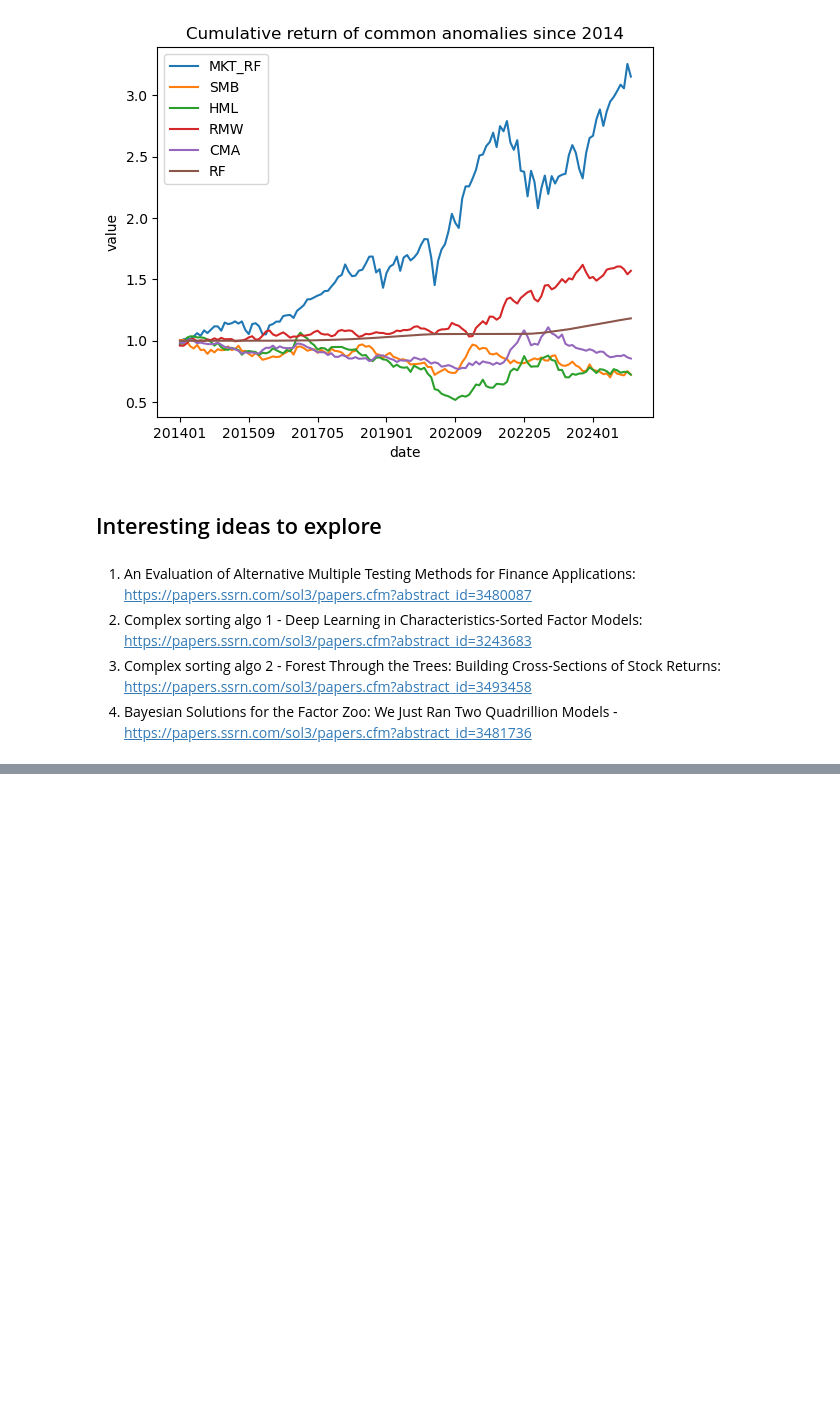
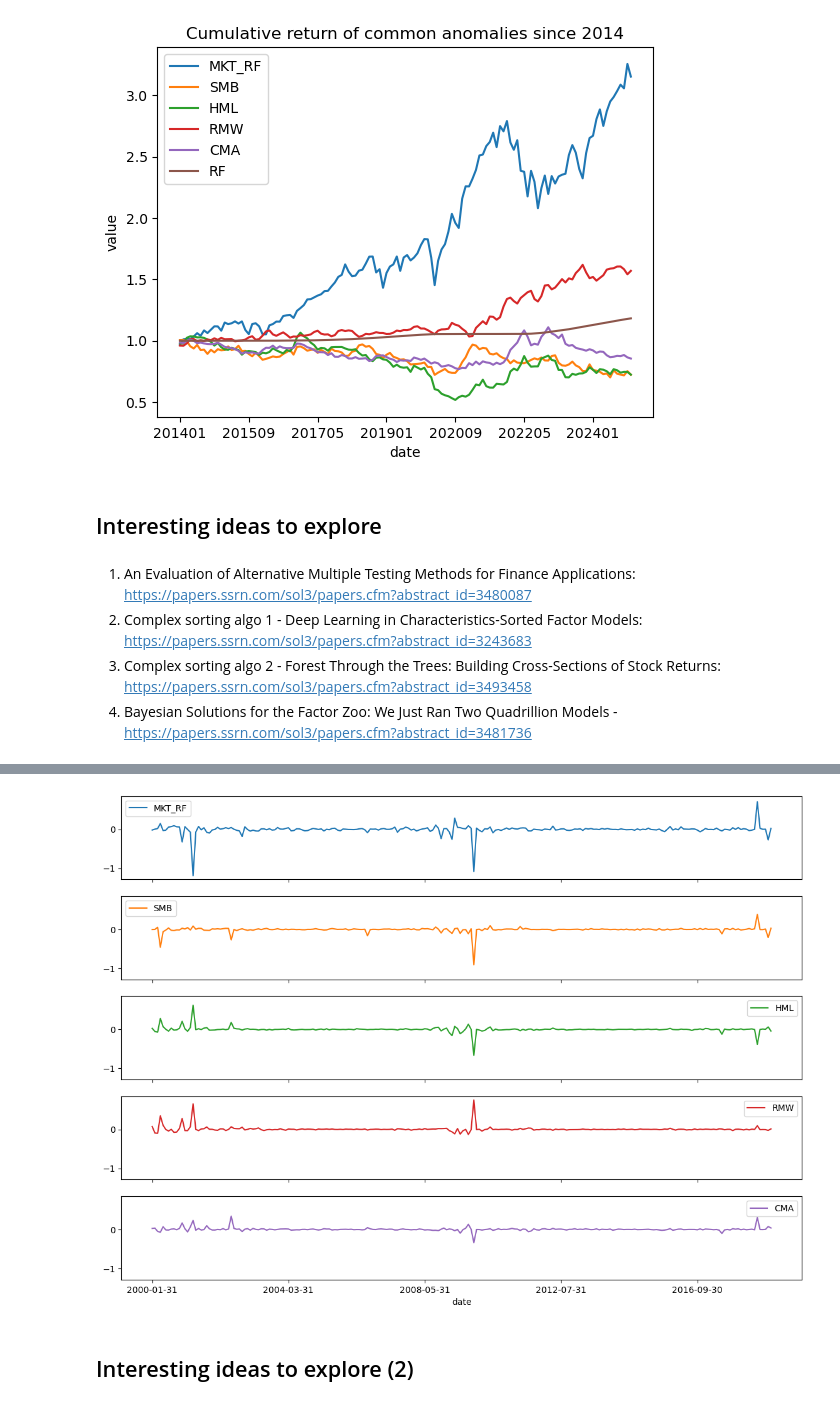
Before and after one commit to wingkit1202/ml_factor_investing, a Jupyter notebook: Chapter 3.ipynb, the cells around one changed output, grey strips where cells are left out. Saved outputs shown, nothing was run; the diff lists cells and outputs as text; code cells hidden in the pictures; blank space fills up the shorter version.

```diff
--- a/Chapter 3.ipynb
+++ b/Chapter 3.ipynb
@@ -213,0 +228,12 @@ plt.show()
+# %%
+# merge returns data and FF factors
+stock_list = list(returns.columns)
+data = FF_factors.copy()
+data['date'] = pd.to_datetime(data['date'], format = '%Y%m') + MonthEnd(0)
+data['date'] = data['date'].dt.date
+data['date'] = data['date'].astype(str)
+data_FM = pd.merge(returns.iloc[:,0].reset_index(),
+                   data.iloc[:,0:7],
+                   how = 'left',
+                   on = ['date'])
+data_FM.dropna(inplace = True)
@@ -213,0 +270,3 @@ plt.show()
+# %%
+returns_trsp = returns.transpose()
+df_2nd_pass = pd.concat([reg_result.iloc[:,1:6], returns_trsp], axis = 1)
@@ -213,0 +284,22 @@ plt.show()
+# %%
+betas = df_2nd_pass.iloc[:,0:5]
+date_list = list(returns_trsp.columns)
+results_params = []
+reg_result = []
+df_res_full = []
+
+for j in range(len(date_list)):
+    Y = returns_trsp.iloc[:,j]
+    results = sm.OLS(endog = Y, exog = sm.add_constant(betas)).fit()
+    results_params = results.params
+    reg_result_tmp = pd.DataFrame(results_params)
+    reg_result_tmp['date'] = date_list[j]
+    df_res_full.append(reg_result_tmp)
+
+df_res_full = pd.concat(df_res_full)
+df_res_full.reset_index(inplace = True)
+gammas = df_res_full
+
+gammas.rename(columns = {'index': 'factors_name', 0: 'betas'}, inplace = True)
+gammas_mat = gammas.pivot(index = 'date', columns = 'factors_name', values = 'betas')
+gammas_mat = gammas_mat.reindex(columns = ['const', 'MKT_RF', 'SMB', 'HML', 'RMW', 'CMA'])
@@ -213,0 +316,8 @@ plt.show()
+# %%
+gammas_mat.iloc[:,1:6].plot(
+    figsize=(14, 10), subplots=True, sharey=True, sharex=True)
+plt.show()
+# %% [output]
+[figure, added]
+# %% [markdown]
+## Interesting ideas to explore (2)
```
Also changed, not shown: parts of 8 cells of this notebook.
